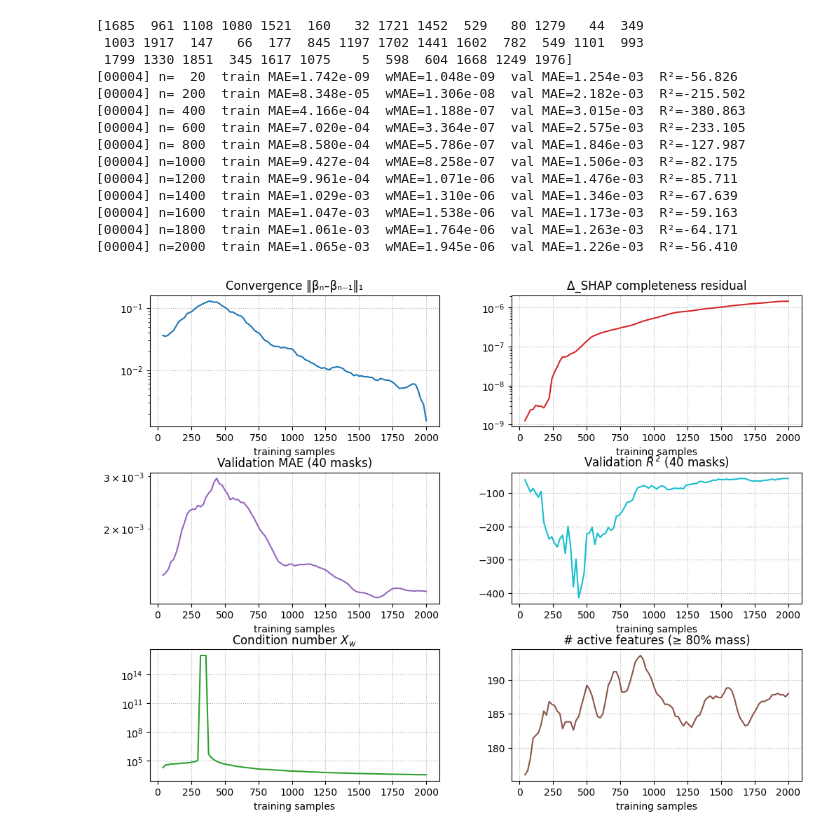
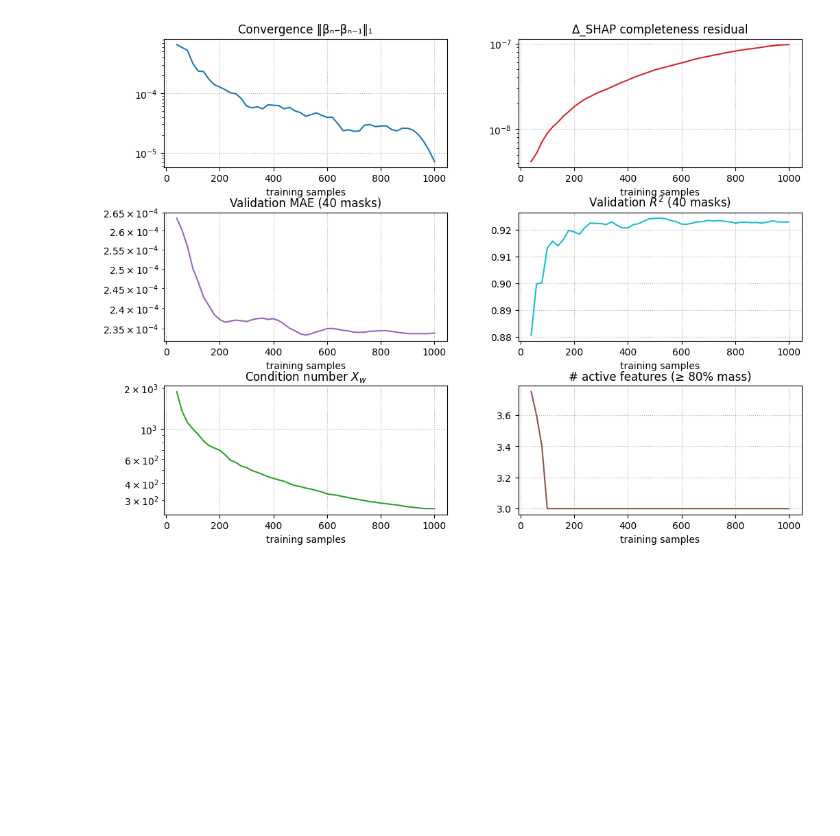
Before and after one commit to giulio8/XAI-AUTOMI-seg, a Jupyter notebook: visualize_convergence/single-convergence.ipynb, the cells around one changed output. Saved outputs shown, nothing was run; the diff lists cells and outputs as text; code cells hidden in the pictures; blank space fills up the shorter version.

```diff
--- a/visualize_convergence/single-convergence.ipynb
+++ b/visualize_convergence/single-convergence.ipynb
@@ -12,13 +12,11 @@ import matplotlib.gridspec as gridspec
 # ------------------------------ 1. CONFIG ---------------------------------
 ROOT_DIR      = Path("../output")
 #DATASET_PATH  = "00004/dataset.pkl"            # <-- seleziona qui il paziente
-DATASET_PATH = "FCC-organs/true_positive_aggregation/00005/dataset.pkl"
+DATASET_PATH = "full-organs/true_positive_aggregation/00004/dataset.pkl"
 VAL_ROWS      = 40
-CHECKPOINTS   = np.arange(20, 2000+1, 20)
+CHECKPOINTS   = np.arange(20, 1000+1, 20)
 RNG           = default_rng(0)
 FRAC_TARGET   = 0.8
-
-PRINT_EVERY = 200   # print every 200 samples (first & last always printed)
 
 # ------------------------------ 2. HELPERS --------------------------------
 def active_count(abs_coefs: np.ndarray, frac: float = 0.95) -> int:
@@ -47,7 +45,6 @@ f_x = y[0].item()
 # split fixed validation rows
 idx_all   = np.arange(X.shape[0])
 val_idx   = RNG.choice(idx_all, size=VAL_ROWS, replace=False)
-print(val_idx)
 train_idx = np.setdiff1d(idx_all, val_idx, assume_unique=True)
 X_val, y_val = X[val_idx].numpy(), y[val_idx].numpy()
 
@@ -84,19 +81,6 @@ for n in CHECKPOINTS:
     except np.linalg.LinAlgError:
         cond_num.append(np.inf)
 
-    # --- training predictions & MAE (unweighted + weighted) -------------------
-    y_pred_tr = reg.intercept_ + X_b @ reg.coef_
-    err_tr    = y_b - y_pred_tr
-
-    mae_tr   = float(np.abs(err_tr).mean())
-    w_tr     = w_b.reshape(-1)
-    wmae_tr  = float(np.average(np.abs(err_tr), weights=w_tr))
-
-    # pretty print every PRINT_EVERY checkpoints (and first/last)
-    if (n == CHECKPOINTS[0]) or (n == CHECKPOINTS[-1]) or (n % PRINT_EVERY == 0):
-        print(f"[00004] n={n:4d}  "
-            f"train MAE={mae_tr:.3e}  wMAE={wmae_tr:.3e}  "
-            f"val MAE={val_mae[-1]:.3e}  R²={val_r2[-1]:.3f}")
 
 # sparsity
 nz_feat = [active_count(np.abs(c), FRAC_TARGET) for c in coefs_list]
@@ -122,45 +106,31 @@ fig = plt.figure(figsize=(12,9))
 gs  = gridspec.GridSpec(3,2, hspace=0.35, wspace=0.25)
 axes = [fig.add_subplot(gs[i,j]) for i in range(3) for j in range(2)]
 
 # Row-1
 axes[0].plot(x_conv, conv_L1, color='tab:blue')
 axes[0].set_yscale('log'); axes[0].set_title('Convergence ‖βₙ–βₙ₋₁‖₁'); axes[0].grid(ls=':')
 
 axes[1].plot(x_conv, delta[1:], color='tab:red')
 axes[1].set_yscale('log'); axes[1].set_title('Δ_SHAP completeness residual'); axes[1].grid(ls=':')
 
 # Row-2
 axes[2].plot(x_conv, val_mae[1:], color='tab:purple')
 axes[2].set_yscale('log'); axes[2].set_title('Validation MAE (40 masks)'); axes[2].grid(ls=':')
 
 axes[3].plot(x_conv, val_r2[1:], color='tab:cyan')
 axes[3].set_title(f'Validation $R^2$ ({VAL_ROWS} masks)'); axes[3].grid(ls=':')
 
 # Row-3
 axes[4].plot(x_conv, cond_num[1:], color='tab:green')
 axes[4].set_yscale('log'); axes[4].set_title('Condition number $X_w$'); axes[4].grid(ls=':')
 
 axes[5].plot(x_conv, nz_feat[1:], color='tab:brown')
 axes[5].set_title(f'# active features (≥ {FRAC_TARGET * 100:.0f}% mass)'); axes[5].grid(ls=':')
 
 for ax in axes:
     ax.set_xlabel('training samples')
 
 fig.tight_layout()
 plt.show()
 # %% [output]
-[1685  961 1108 1080 1521  160   32 1721 1452  529   80 1279   44  349
- 1003 1917  147   66  177  845 1197 1702 1441 1602  782  549 1101  993
- 1799 1330 1851  345 1617 1075    5  598  604 1668 1249 1976]
-[00004] n=  20  train MAE=1.742e-09  wMAE=1.048e-09  val MAE=1.254e-03  R²=-56.826
-[00004] n= 200  train MAE=8.348e-05  wMAE=1.306e-08  val MAE=2.182e-03  R²=-215.502
-[00004] n= 400  train MAE=4.166e-04  wMAE=1.188e-07  val MAE=3.015e-03  R²=-380.863
-[00004] n= 600  train MAE=7.020e-04  wMAE=3.364e-07  val MAE=2.575e-03  R²=-233.105
-[00004] n= 800  train MAE=8.580e-04  wMAE=5.786e-07  val MAE=1.846e-03  R²=-127.987
-[00004] n=1000  train MAE=9.427e-04  wMAE=8.258e-07  val MAE=1.506e-03  R²=-82.175
-[00004] n=1200  train MAE=9.961e-04  wMAE=1.071e-06  val MAE=1.476e-03  R²=-85.711
-[00004] n=1400  train MAE=1.029e-03  wMAE=1.310e-06  val MAE=1.346e-03  R²=-67.639
-[00004] n=1600  train MAE=1.047e-03  wMAE=1.538e-06  val MAE=1.173e-03  R²=-59.163
-[00004] n=1800  train MAE=1.061e-03  wMAE=1.764e-06  val MAE=1.263e-03  R²=-64.171
-[00004] n=2000  train MAE=1.065e-03  wMAE=1.945e-06  val MAE=1.226e-03  R²=-56.410
-[figure, old version]
+[figure, new version]
```
